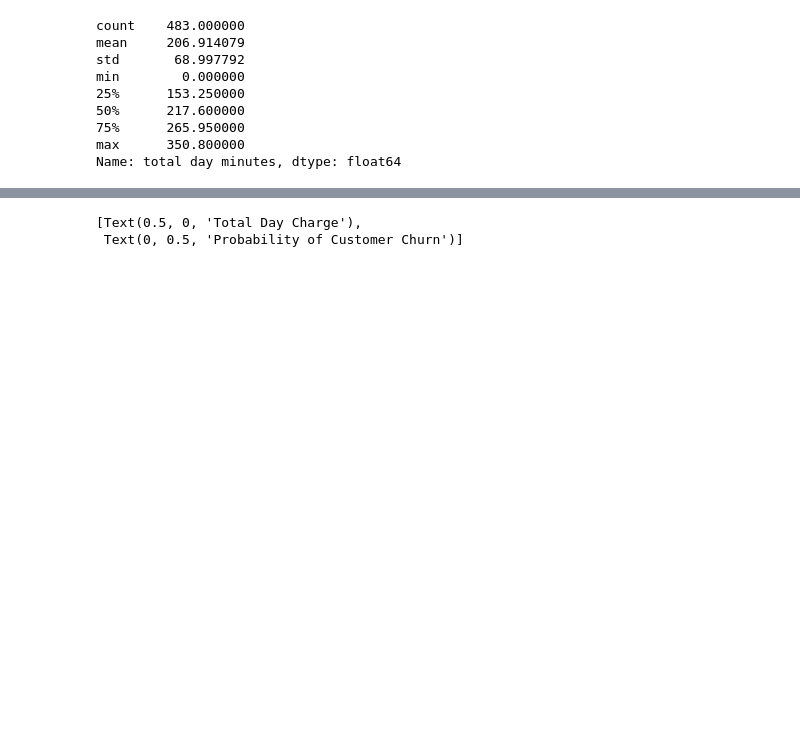
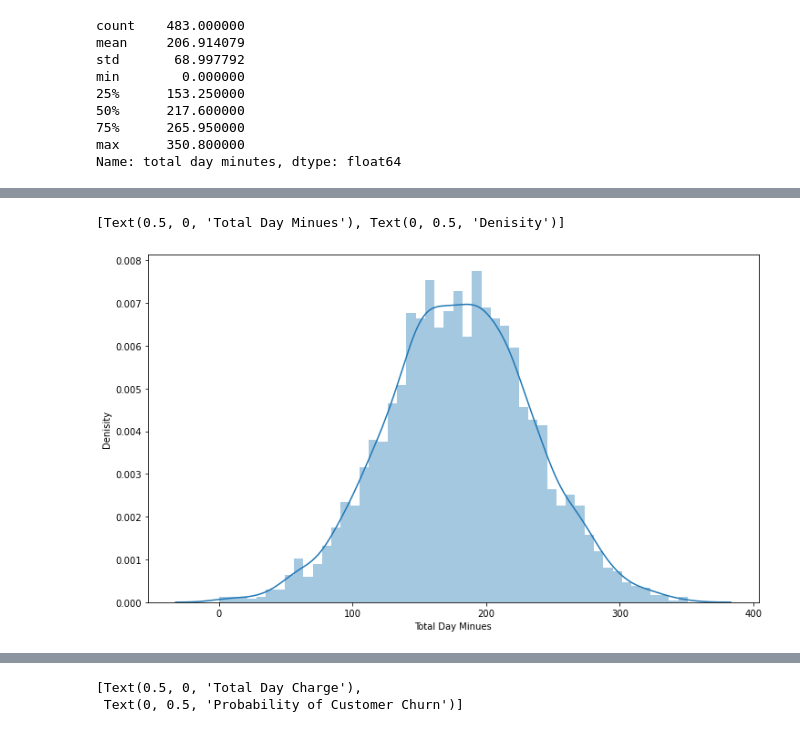
Before and after one commit to jswec/Phase-3-Project, a Jupyter notebook: Data Visualization.ipynb, the cells around one changed output, grey strips where cells are left out. Drawn from its saved outputs; the diff is of its cells as text; code cells hidden in the pictures; blank space fills up the shorter version.

```diff
--- a/Data Visualization.ipynb
+++ b/Data Visualization.ipynb
@@ -143,0 +156,9 @@ Name: total day minutes, dtype: float64
+# %%
+fig, ax = plt.subplots(figsize=(12, 7))
+
+sns.distplot(clean['total day minutes'], bins=50);
+
+ax.set(xlabel='Total Day Minues', ylabel='Denisity')
+# %% [output]
+[Text(0.5, 0, 'Total Day Minues'), Text(0, 0.5, 'Denisity')]
+[figure, added]
```
Also changed, not shown: parts of 11 cells of this notebook, 1 other file.
